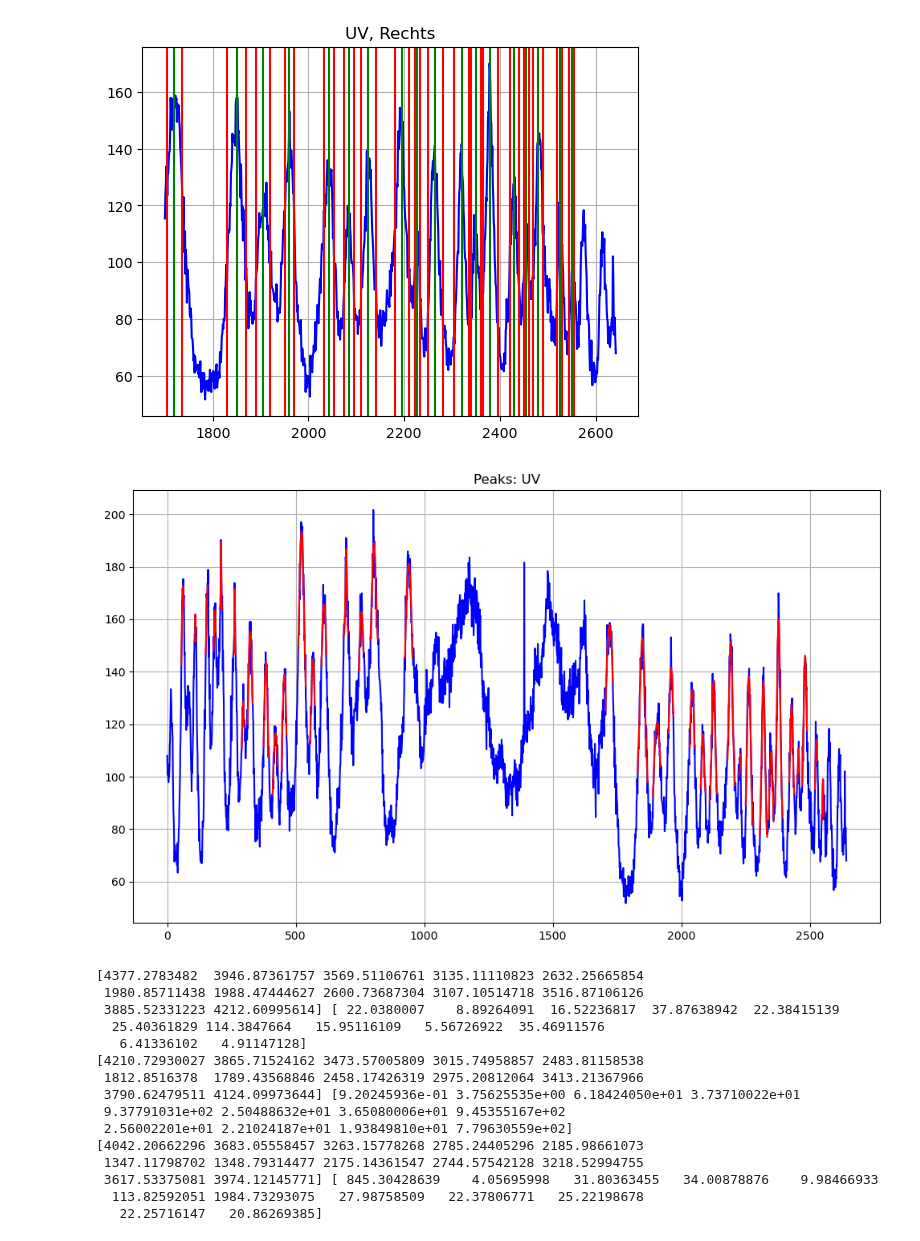
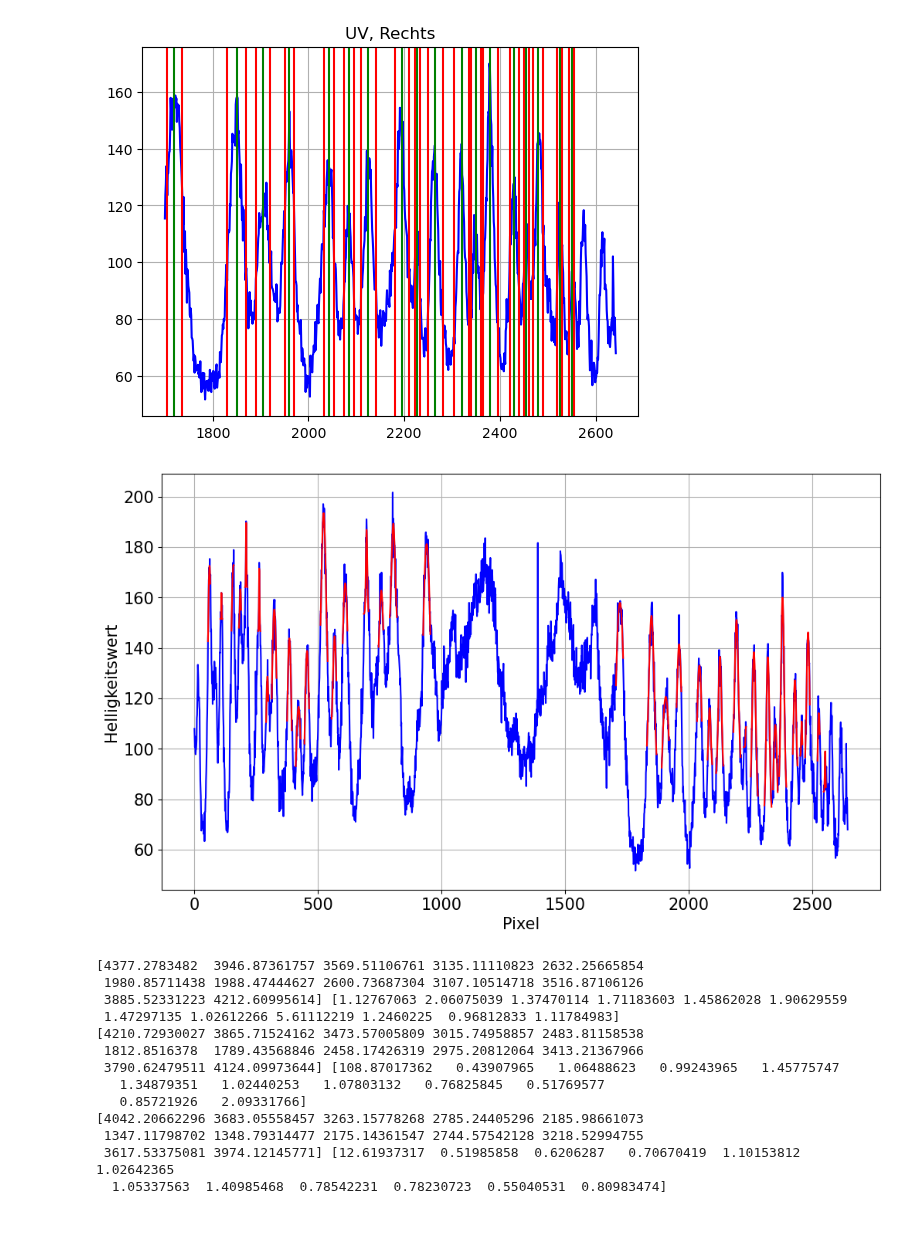
Before and after one commit to MRNock04/P3, a Jupyter notebook: Hyperfeinstruktur/Abstände.ipynb, the cells around one changed output. Drawn from its saved outputs; the diff is of its cells as text; code cells hidden in the pictures.

```diff
--- a/Hyperfeinstruktur/Abstände.ipynb
+++ b/Hyperfeinstruktur/Abstände.ipynb
@@ -8,6 +8,8 @@ import kafe2
 from uncertainties import ufloat
 from uncertainties import unumpy as unp
 import scipy.optimize as opt
+
+plt.rcParams.update({'font.size': 15})
 # %% [markdown]
 # Bissle plotting
 # %%
@@ -759,50 +767,50 @@ for i in range(len(fit_res_ua)):
               color="red"
     )
     plt.plot( uv[0][start_stop_ui[i][0]:start_stop_ui[i][1]] ,
               [ gauss(x , fit_res_ui[i][0][0] , fit_res_ui[i][0][1] , fit_res_ui[i][0][2] , fit_res_ui[i][0][3] ) for x in uv[0][start_stop_ui[i][0]:start_stop_ui[i][1]]] ,
               color="red"
     )
 
 ua_pos = [fit_res_ua[x][0][1] for x in range(len(fit_res_ua))]
 um_pos = [fit_res_um[x][0][1] for x in range(len(fit_res_um))]
 ui_pos = [fit_res_ui[x][0][1] for x in range(len(fit_res_ui))]
 
-ua_err = [fit_res_ua[x][0][2] for x in range(len(fit_res_ua))]
-um_err = [fit_res_um[x][0][2] for x in range(len(fit_res_um))]
-ui_err = [fit_res_ui[x][0][2] for x in range(len(fit_res_ui))]
+ua_err = np.sqrt([fit_res_ua[x][1][1][1] for x in range(len(fit_res_ua))])
+um_err = np.sqrt([fit_res_um[x][1][1][1] for x in range(len(fit_res_um))])
+ui_err = np.sqrt([fit_res_ui[x][1][1][1] for x in range(len(fit_res_ui))])
 
 # genau die Mitte zwischen den ersten beiden inneren Ringen, ab denen gezählt wird
 mitte_u = 940 + (1720-940)/2
 plt.grid()
-plt.title("Peaks: UV")
+plt.xlabel('Pixel')
+plt.ylabel('Helligkeitswert')
+# plt.savefig('PeaksUV.png')
 plt.show()
 
 # # abstände der maxima vom Mittelpunkt in mikrometern
 ua_pos = np.abs(ua_pos - mitte_u*np.ones(np.size(ua_pos))) * 3.45
 um_pos = np.abs(um_pos - mitte_u*np.ones(np.size(um_pos))) * 3.45
 ui_pos = np.abs(ui_pos - mitte_u*np.ones(np.size(ui_pos))) * 3.45
 
 ua_err = np.abs(ua_err) * 3.45
 um_err = np.abs(um_err) * 3.45
 ui_err = np.abs(ui_err) * 3.45
 
 print(ua_pos, ua_err)
 print(um_pos, um_err)
 print(ui_pos, ui_err)
 # %% [output]
-[figure, old version]
+[figure, new version]
 [4377.2783482  3946.87361757 3569.51106761 3135.11110823 2632.25665854
  1980.85711438 1988.47444627 2600.73687304 3107.10514718 3516.87106126
- 3885.52331223 4212.60995614] [ 22.0380007    8.89264091  16.52236817  37.87638942  22.38415139
-  25.40361829 114.3847664   15.95116109   5.56726922  35.46911576
-   6.41336102   4.91147128]
+ 3885.52331223 4212.60995614] [1.12767063 2.06075039 1.37470114 1.71183603 1.45862028 1.90629559
+ 1.47297135 1.02612266 5.61112219 1.2460225  0.96812833 1.11784983]
 [4210.72930027 3865.71524162 3473.57005809 3015.74958857 2483.81158538
  1812.8516378  1789.43568846 2458.17426319 2975.20812064 3413.21367966
- 3790.62479511 4124.09973644] [9.20245936e-01 3.75625535e+00 6.18424050e+01 3.73710022e+01
- 9.37791031e+02 2.50488632e+01 3.65080006e+01 9.45355167e+02
- 2.56002201e+01 2.21024187e+01 1.93849810e+01 7.79630559e+02]
+ 3790.62479511 4124.09973644] [108.87017362   0.43907965   1.06488623   0.99243965   1.45775747
+   1.34879351   1.02440253   1.07803132   0.76825845   0.51769577
+   0.85721926   2.09331766]
 [4042.20662296 3683.05558457 3263.15778268 2785.24405296 2185.98661073
  1347.11798702 1348.79314477 2175.14361547 2744.57542128 3218.52994755
- 3617.53375081 3974.12145771] [ 845.30428639    4.05695998   31.80363455   34.00878876    9.98466933
-  113.82592051 1984.73293075   27.98758509   22.37806771   25.22198678
-   22.25716147   20.86269385]
+ 3617.53375081 3974.12145771] [12.61937317  0.51985858  0.6206287   0.70670419  1.10153812  1.02642365
+  1.05337563  1.40985468  0.78542231  0.78230723  0.55040531  0.80983474]
```
Also changed, not shown: parts of 3 cells of this notebook, 5 other files.
